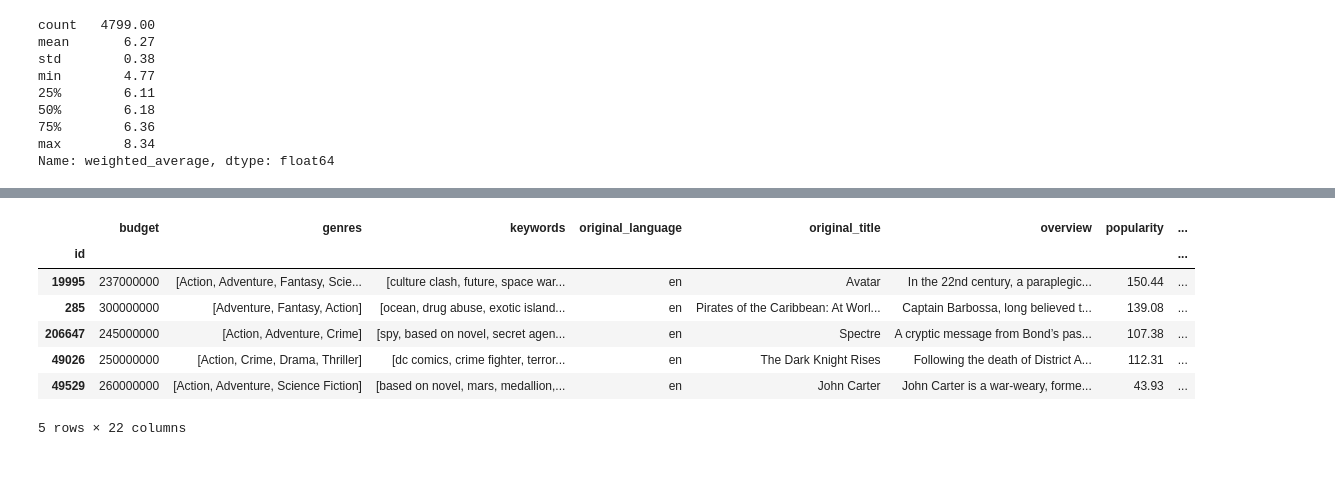
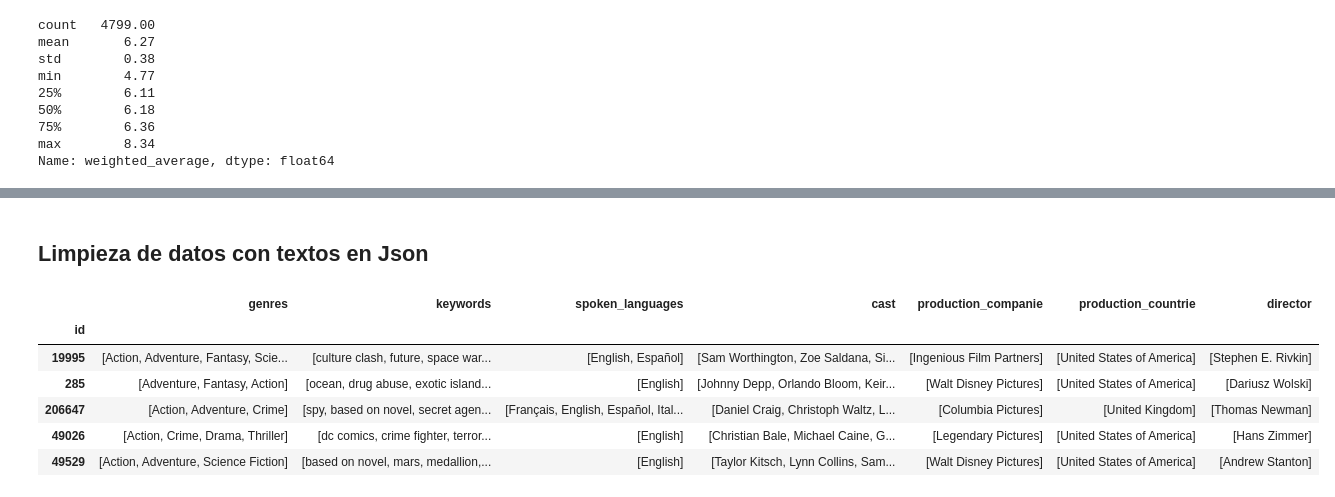
Before and after one commit to ApocalypseScrambler/datascience, a Jupyter notebook: Desafios/ProyectoDS_Parte II - Reyes Luis - 46270.ipynb, the cells around one changed output, grey strips where cells are left out. Drawn from its saved outputs; the diff is of its cells as text; code cells hidden in the pictures; blank space fills up the shorter version.

```diff
--- a/Desafios/ProyectoDS_Parte II - Reyes Luis - 46270.ipynb
+++ b/Desafios/ProyectoDS_Parte II - Reyes Luis - 46270.ipynb
@@ -397,0 +662,3 @@ dtype: int64
+# %%
+df_interpolada_5 = pd.concat([df_interpolada['IN_lineal_budget'], interpolar], axis=1)
+df_interpolada_5[df_interpolada_5['budget'].isnull()]
@@ -397,0 +743,3 @@ dtype: int64
+# %%
+df_interpolada_7 = pd.concat([df_interpolada['IN_nearest_budget'], interpolar], axis=1)
+df_interpolada_7[df_interpolada_7['budget'].isnull()]
@@ -397,0 +761,5 @@ dtype: int64
+# %%
+# Junto toda la interpolacion
+df_movies['IN_lineal_budget'] = df_interpolada_5['IN_lineal_budget']
+df_movies['IN_nearest_budget'] = df_interpolada_7['IN_nearest_budget']
+df_movies['budget_Vacio'] = df_movies['budget'].isnull()
@@ -397,0 +835,21 @@ dtype: int64
+# %%
+# A la anterior variable creada weighted_average agregamos dos nuevas
+
+# Nueva variable profit o rentabilidad de cada película
+df_movies['profit'] = df_movies['IN_lineal_revenue'] - df_movies['IN_lineal_budget']
+
+# Nueva variable season o temporada, en base a la fecha de lanzamiento de la pelicula determinamos a que temporada pertenece (temporadas USA)
+def get_season(date):
+    if (date.month == 3 and date.day >= 20) or (date.month in [4, 5]) or (date.month == 6 and date.day < 21):
+        return 'spring'
+    elif (date.month == 6 and date.day >= 21) or (date.month in [7, 8]) or (date.month == 9 and date.day < 22):
+        return 'summer'
+    elif (date.month == 9 and date.day >= 22) or (date.month in [10, 11]) or (date.month == 12 and date.day < 21):
+        return 'autumn'
+    else:
+        return 'winter'
+
+# Aplicar la función a la columna 'release_date' para obtener la estación del año
+df_movies['season'] = df_movies['release_date'].apply(get_season)
+
+df_movies[['original_title','weighted_average','profit','season']].head()
@@ -398,5 +864,7 @@ dtype: int64
+# %% [markdown]
+## Limpieza de datos con textos en Json
 # %%
-# Pasemos los campos con datos en formato Json a lista
+# Pasemos los campos con datos de textos en formato Json a lista
 def convert(texto):
     lista=[]
     for i in ast.literal_eval(texto):
@@ -405,41 +873,45 @@ def convert(texto):
 
 df_movies['genres'] = df_movies['genres'].apply(convert)
 df_movies['keywords'] = df_movies['keywords'].apply(convert)
 df_movies['spoken_languages'] = df_movies['spoken_languages'].apply(convert)
 
+# Nos quedamos solo con los 3 principales actores de la pelicula
 def convert(texto):
     lista=[]
     contador=0
     for i in ast.literal_eval(texto):
         if contador<3:
             lista.append(i['name'])
         contador+=1
     return lista
 
-# Nos quedamos solo con los 3 principales actores de la pelicula
 df_movies['cast'] = df_movies['cast'].apply(convert)
 
+# Filtramos para quedarnos con la principal compañia productora, principal pais y el director
 def convert(texto):
     lista=[]
     contador=0
     for i in ast.literal_eval(texto):
         if contador<1:
             lista.append(i['name'])
         contador+=1
     return lista
 
-# Filtramos para quedarnos con la principal compañia productora, principal pais y el director
 df_movies['production_companies'] = df_movies['production_companies'].apply(convert)
 df_movies['production_countries'] = df_movies['production_countries'].apply(convert)
 df_movies['crew'] = df_movies['crew'].apply(convert)
 
-df_movies.head()
+#Cambiamos el nombre de estas ultimas 3 columnas
+df_movies.rename(columns={'production_companies': 'production_companie'}, inplace=True)
+df_movies.rename(columns={'production_countries': 'production_countrie'}, inplace=True)
+df_movies.rename(columns={'crew': 'director'}, inplace=True)
+
+df_movies[['genres','keywords','spoken_languages','cast','production_companie','production_countrie','director']].head()
 # %% [output]
-|  | budget | genres | keywords | original_language | original_title | overview | popularity | ... |
-| id |  |  |  |  |  |  |  | ... |
-| 19995 | 237000000 | [Action, Adventure, Fantasy, Scie... | [culture clash, future, space war... | en | Avatar | In the 22nd century, a paraplegic... | 150.44 | ... |
-| 285 | 300000000 | [Adventure, Fantasy, Action] | [ocean, drug abuse, exotic island... | en | Pirates of the Caribbean: At Worl... | Captain Barbossa, long believed t... | 139.08 | ... |
-| 206647 | 245000000 | [Action, Adventure, Crime] | [spy, based on novel, secret agen... | en | Spectre | A cryptic message from Bond’s pas... | 107.38 | ... |
-| 49026 | 250000000 | [Action, Crime, Drama, Thriller] | [dc comics, crime fighter, terror... | en | The Dark Knight Rises | Following the death of District A... | 112.31 | ... |
-| 49529 | 260000000 | [Action, Adventure, Science Fiction] | [based on novel, mars, medallion,... | en | John Carter | John Carter is a war-weary, forme... | 43.93 | ... |
+|  | genres | keywords | spoken_languages | cast | production_companie | production_countrie | director |
+| id |  |  |  |  |  |  |  |
+| 19995 | [Action, Adventure, Fantasy, Scie... | [culture clash, future, space war... | [English, Español] | [Sam Worthington, Zoe Saldana, Si... | [Ingenious Film Partners] | [United States of America] | [Stephen E. Rivkin] |
+| 285 | [Adventure, Fantasy, Action] | [ocean, drug abuse, exotic island... | [English] | [Johnny Depp, Orlando Bloom, Keir... | [Walt Disney Pictures] | [United States of America] | [Dariusz Wolski] |
+| 206647 | [Action, Adventure, Crime] | [spy, based on novel, secret agen... | [Français, English, Español, Ital... | [Daniel Craig, Christoph Waltz, L... | [Columbia Pictures] | [United Kingdom] | [Thomas Newman] |
+| 49026 | [Action, Crime, Drama, Thriller] | [dc comics, crime fighter, terror... | [English] | [Christian Bale, Michael Caine, G... | [Legendary Pictures] | [United States of America] | [Hans Zimmer] |
+| 49529 | [Action, Adventure, Science Fiction] | [based on novel, mars, medallion,... | [English] | [Taylor Kitsch, Lynn Collins, Sam... | [Walt Disney Pictures] | [United States of America] | [Andrew Stanton] |
-5 rows × 22 columns
```
Also changed, not shown: parts of 42 cells of this notebook, 1 other file.
